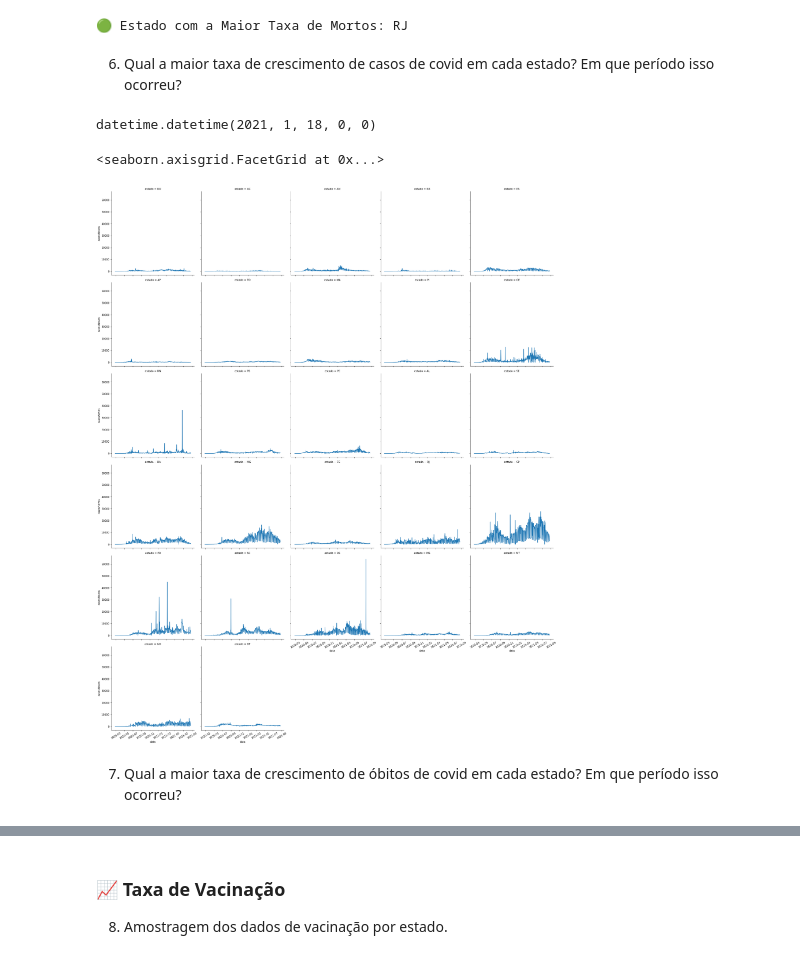
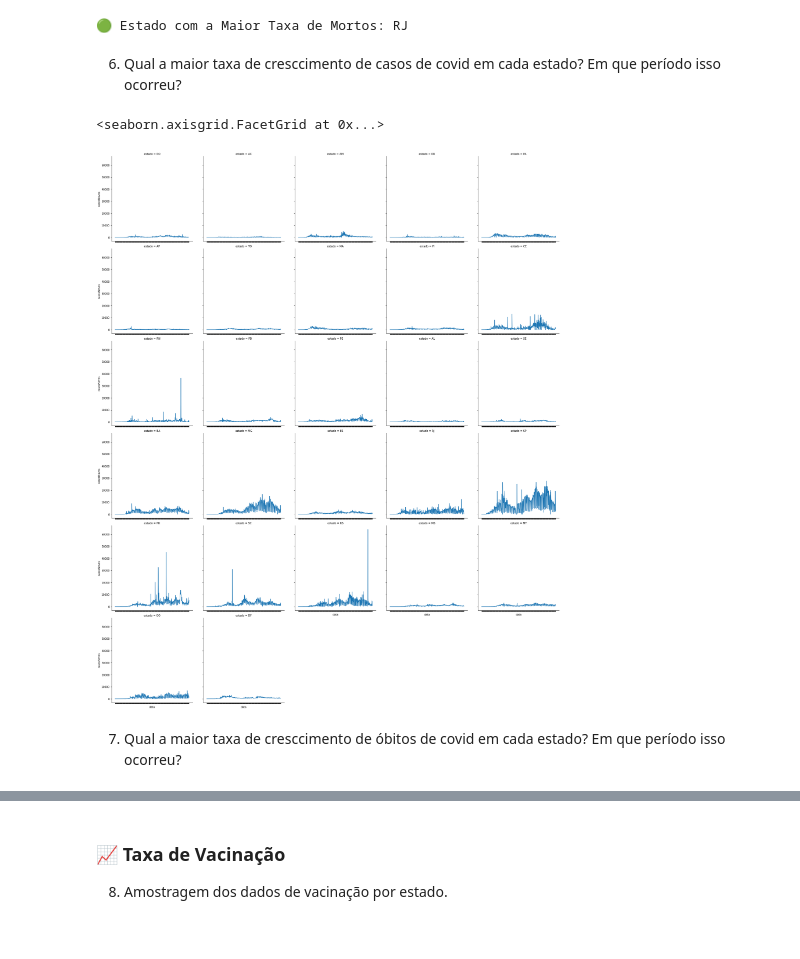
Before and after one commit to stardotwav/BrasilEmDados, a Jupyter notebook: AnaliseExtracaoConhecimento.ipynb, the cells around one changed output, grey strips where cells are left out. Drawn from its saved outputs; the diff is of its cells as text; code cells hidden in the pictures.

```diff
--- a/AnaliseExtracaoConhecimento.ipynb
+++ b/AnaliseExtracaoConhecimento.ipynb
@@ -44,6 +44,3 @@ dadosCovid = dadosCovid[dadosCovid.estado != 0]
 dadosCovid = dadosCovid[(dadosCovid.municipio.isna()) & (dadosCovid.estado.isna() == False) & (dadosCovid.populacaoTCU2019.isna() == False) & (dadosCovid.estado != 0)]
 dadosCovid = dadosCovid[dadosCovid["casosNovos"] >= 0]
 dadosCovid = dadosCovid[dadosCovid["obitosNovos"] >= 0]
-# %%
-dadosCovid['data'] = pd.to_datetime(dadosCovid['data'])
-dadosCovid['data']
@@ -131,24 +112,19 @@ print("🟢 Estado com a Maior Taxa de Mortos: "+taxaMortos)
 # %% [output]
 🟢 Estado com a Maior Taxa de Mortos: RJ
 # %% [markdown]
-6. Qual a maior taxa de crescimento de casos de covid em cada estado? Em que período isso ocorreu?
+6. Qual a maior taxa de cresccimento de casos de covid em cada estado? Em que período isso ocorreu?
-# %%
-#dadosCovid.data.iloc[0]
-dadosVacinacaoData['Data Vacinação'].iloc[0]
-# %% [output]
-datetime.datetime(2021, 1, 18, 0, 0)
 # %%
 # Para apresentar os dados de crescimento de casos de covid é gerado um gráfico para cada estado
 # Como mostrado abaixo, seguindo o número de casos novos que surgiam
 plotar = dadosCovid[['estado','data','casosNovos']]
 sns.color_palette("husl", 8)
 g = sns.relplot(x='data', y='casosNovos', kind="line", col='estado', col_wrap= 5,data = plotar, palette="icefire")
-g.set_xticklabels(rotation=30)
+g.set(xticklabels=[])
 # %% [output]
 <seaborn.axisgrid.FacetGrid at 0x...>
-[figure, old version]
+[figure, new version]
 # %% [markdown]
-7. Qual a maior taxa de crescimento de óbitos de covid em cada estado? Em que período isso ocorreu?
+7. Qual a maior taxa de cresccimento de óbitos de covid em cada estado? Em que período isso ocorreu?
 # %%
 # Para apresentar os dados de crescimento de casos de covid é gerado um gráfico para cada estado
 # Como mostrado abaixo, seguindo o número de obitos novos que surgiam
```
Also changed, not shown: parts of 9 cells of this notebook, 1 other file.
